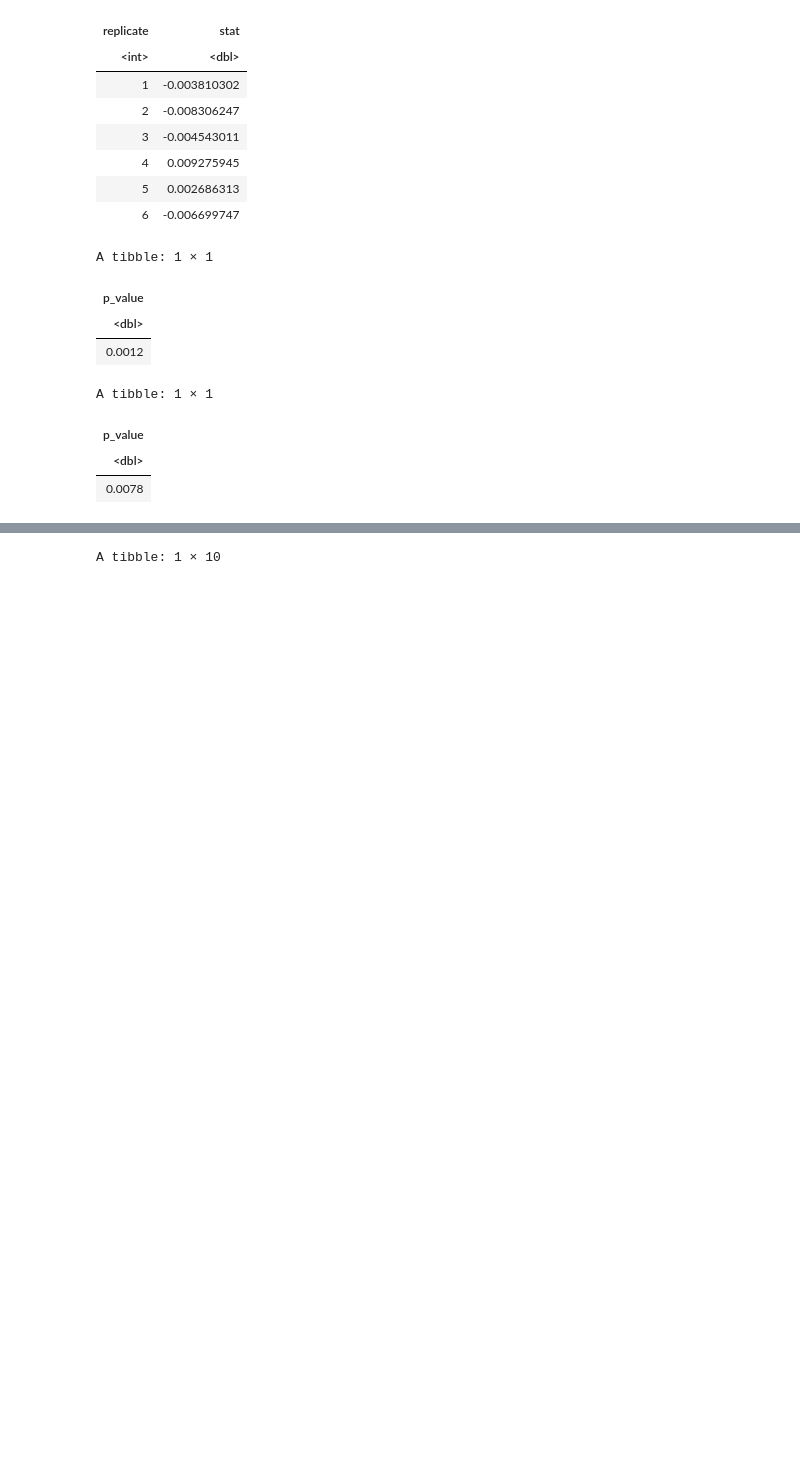
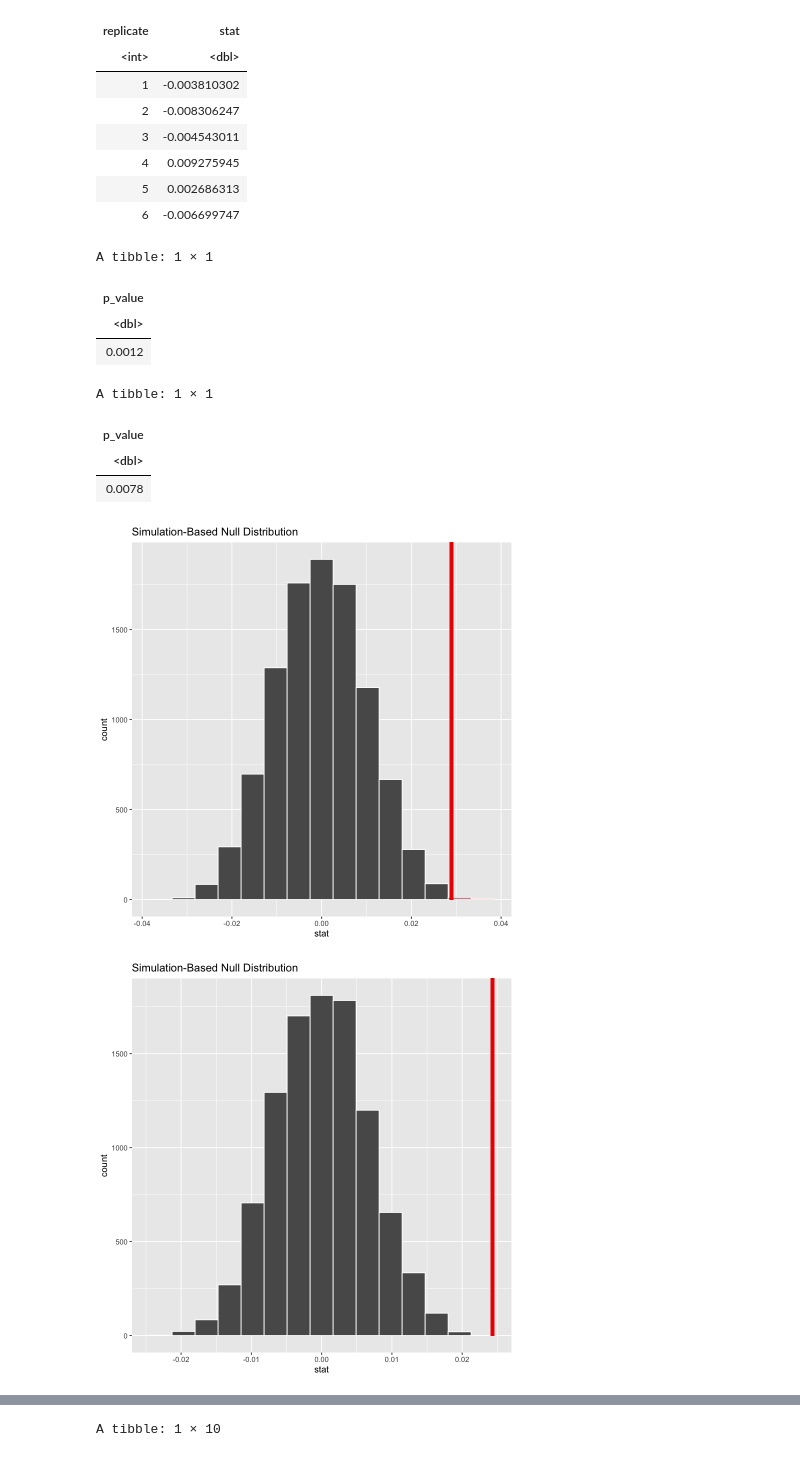
Before and after one commit to tiannelee/Hypothesis-testing-leaf-comparison, a Jupyter notebook: Proposal.ipynb, the cells around one changed output, grey strips where cells are left out. Drawn from its saved outputs; the diff is of its cells as text; code cells hidden in the pictures; blank space fills up the shorter version.

Commit message:
Confidence Interval graph, shaded p-value

```diff
--- a/Proposal.ipynb
+++ b/Proposal.ipynb
@@ -216,3 +223,18 @@ A tibble: 1 × 1
 | p_value |
 | <dbl> |
 | 0.0078 |
+# %%
+shade_pva_solidity <-
+bootstrap_solidity %>%
+visualize() +
+shade_p_value(solidity_mean_diff, direction = "right")
+shade_pva_solidity
+
+shade_pva_smoothness <-
+bootstrap_smoothness%>%
+visualize() +
+shade_p_value(smoothness_mean_diff, direction = "right")
+shade_pva_smoothness
+# %% [output]
+[figure, added]
+[figure, added]
```
Also changed, not shown: parts of 4 cells of this notebook.
